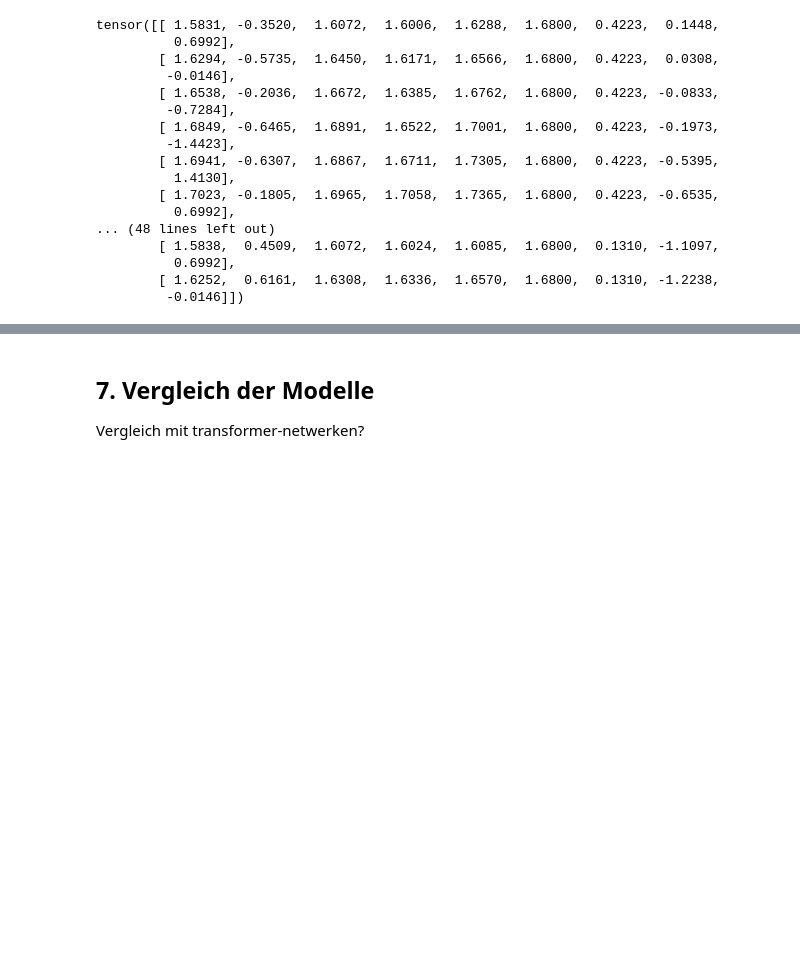
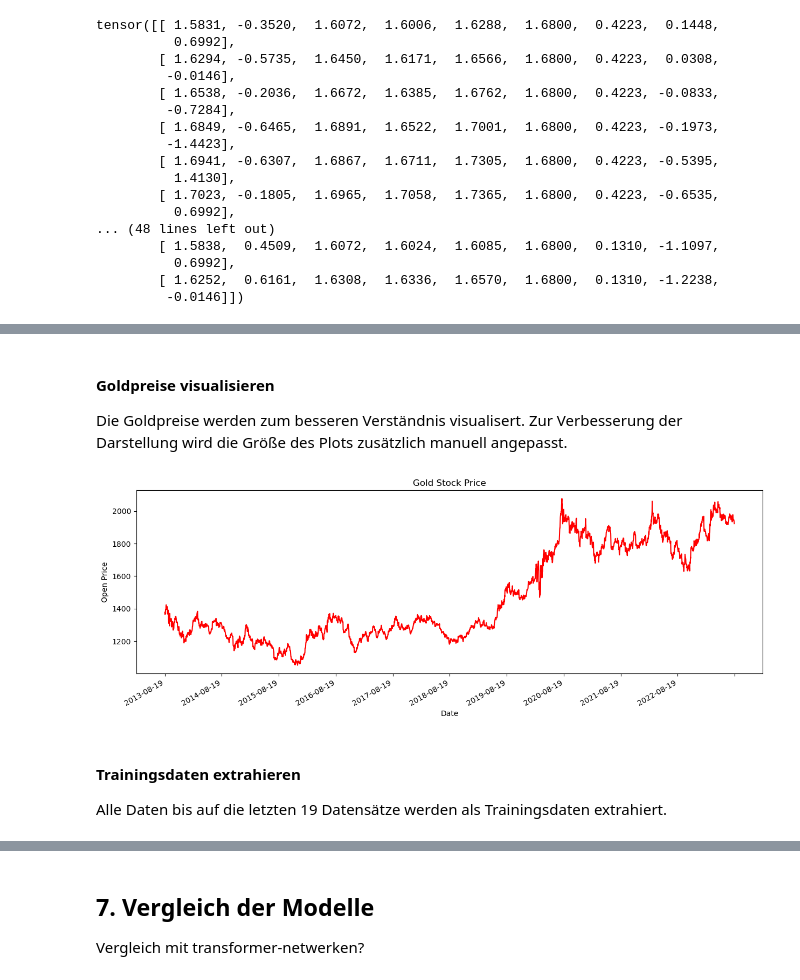
Before and after one commit to TTomczek/DL-Time-Series-Forecasting-With-RNNs, a Jupyter notebook: ausarbeitung.ipynb, the cells around one changed output, grey strips where cells are left out. Drawn from its saved outputs; the diff is of its cells as text; code cells hidden in the pictures; blank space fills up the shorter version.

```diff
--- a/ausarbeitung.ipynb
+++ b/ausarbeitung.ipynb
@@ -430,0 +454,6 @@ Beispielmodelle Goldpreis oder Aktienpreis
+# %%
+EPOCHS = 150
+BATCH_SIZE = 32
+TIMESTEP = 60
+#DATA_PATH = "/kaggle/input/gold-stock-prices/goldstock.csv"
+DATA_PATH = "Data/gold_prices.csv" #Alternative dataset -CP
@@ -430,0 +533,19 @@ Beispielmodelle Goldpreis oder Aktienpreis
+# %%
+# load the gold stock csv into a dataframe
+df = pd.read_csv(DATA_PATH)
+df = df.rename(columns={"Close/Last": "Close"}) #Unser Dataframe hat eine Spalte Close/Last --> Diese muss zu "Close" umbenannt werden, damit die nachfolgenden Codes funktionieren
+df['Date'] = pd.to_datetime(df['Date'])
+
+# sort by Date - Earliest to latest
+df = df.sort_values(by='Date', ascending=True)
+
+# remove duplicate observations
+df.drop_duplicates(subset=['Date'], keep='first', inplace=True)
+df.reset_index(drop=True, inplace=True)
+
+# populate missing dates and open price values
+df = populate_missing_date_values(df)
+
+# create a dataframe with only Date and Open columns
+df = pd.DataFrame(df, columns=['Date', 'Open'])
+df.head(10)
@@ -430,0 +564,21 @@ Beispielmodelle Goldpreis oder Aktienpreis
+# %% [markdown]
+#### Goldpreise visualisieren
+Die Goldpreise werden zum besseren Verständnis visualisert. Zur Verbesserung der Darstellung wird die Größe des Plots zusätzlich manuell angepasst.
+# %%
+#Goldprices of the last 10 years
+plt.figure(figsize=(15, 5)) #Added to set figsize -CP
+
+plt.plot(df['Date'], df['Open'], color='red')
+
+locator = mdate.YearLocator()
+plt.gca().xaxis.set_major_locator(locator)
+plt.gcf().autofmt_xdate()
+plt.xlabel('Date')
+plt.ylabel('Open Price')
+plt.title('Gold Stock Price')
+plt.show()
+# %% [output]
+[figure, added]
+# %% [markdown]
+#### Trainingsdaten extrahieren
+Alle Daten bis auf die letzten 19 Datensätze werden als Trainingsdaten extrahiert.
```
Also changed, not shown: parts of 40 cells of this notebook.
